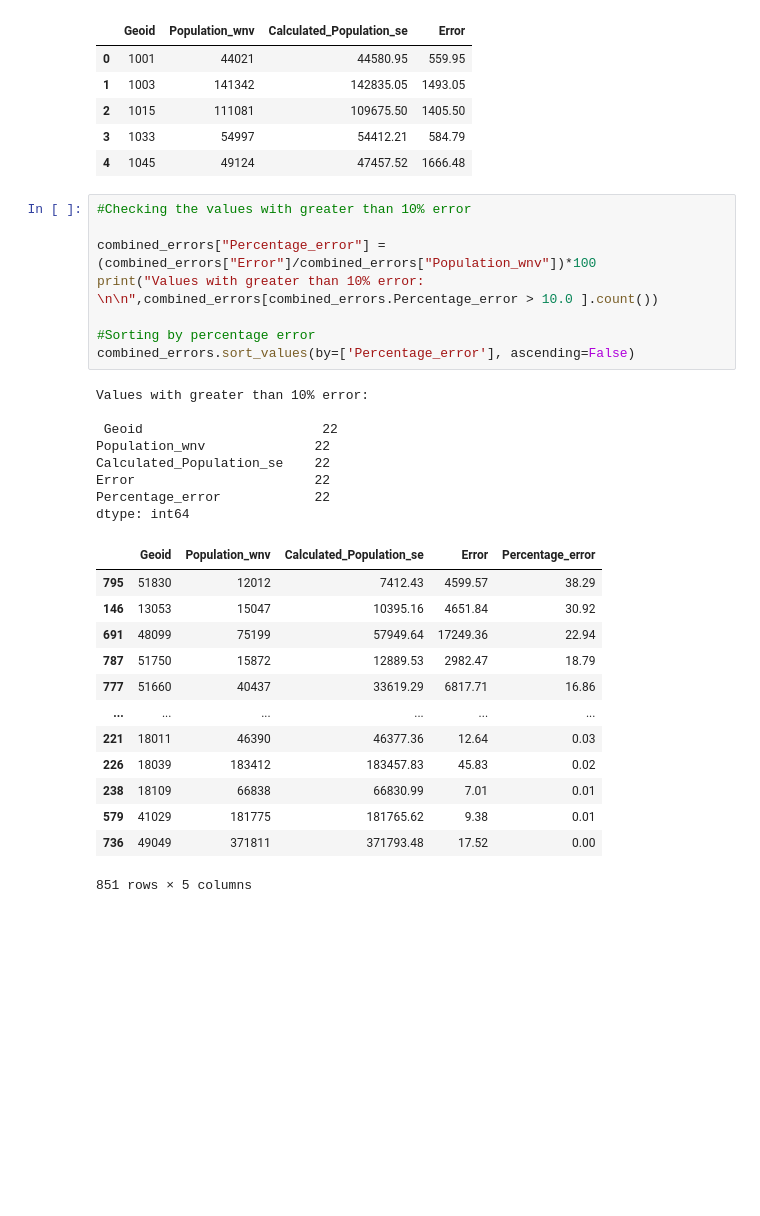
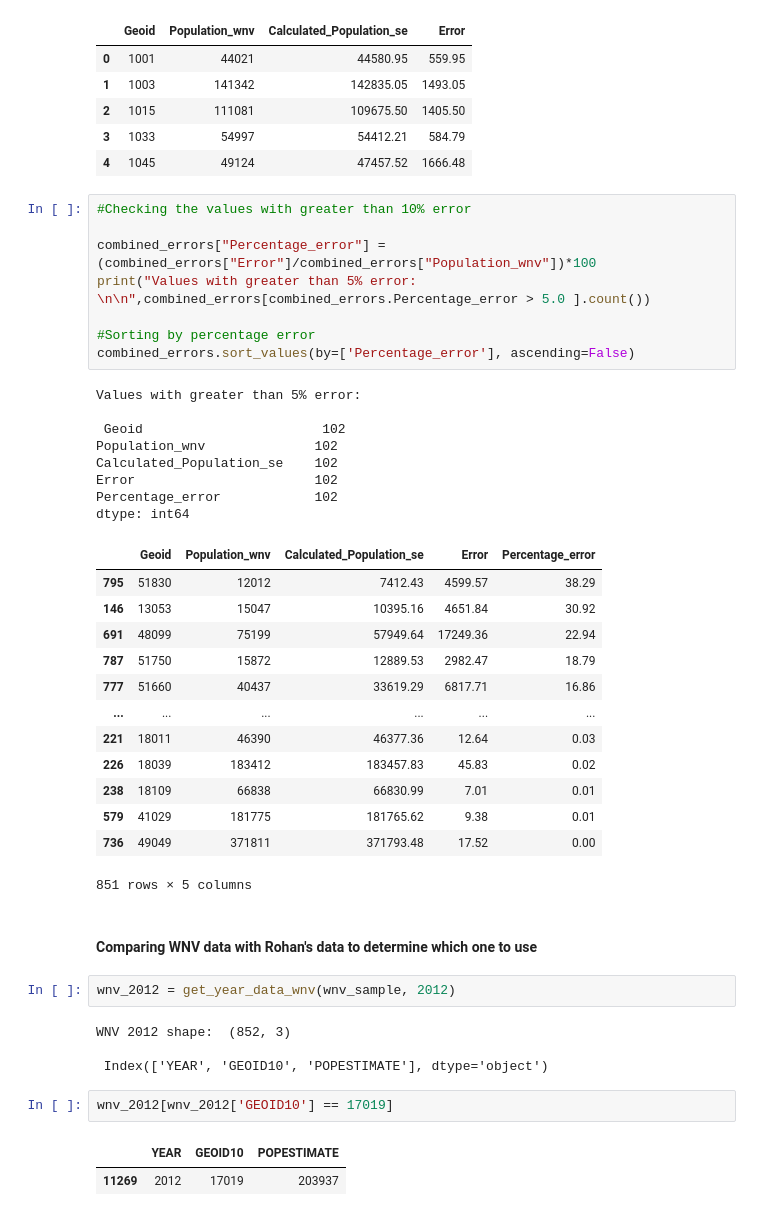
Before and after one commit to ncsa/CPRHD_WNV_GI, a Jupyter notebook: WNV-Population_Data_Validation-Vinu.ipynb, the cells around one changed output. Drawn from its saved outputs; the diff is of its cells as text; blank space fills up the shorter version.

```diff
--- a/WNV-Population_Data_Validation-Vinu.ipynb
+++ b/WNV-Population_Data_Validation-Vinu.ipynb
@@ -207,18 +208,18 @@ dtype: object
 #Checking the values with greater than 10% error
 
 combined_errors["Percentage_error"] = (combined_errors["Error"]/combined_errors["Population_wnv"])*100
-print("Values with greater than 10% error: \n\n",combined_errors[combined_errors.Percentage_error > 10.0 ].count())
+print("Values with greater than 5% error: \n\n",combined_errors[combined_errors.Percentage_error > 5.0 ].count())
 
 #Sorting by percentage error
 combined_errors.sort_values(by=['Percentage_error'], ascending=False)
 # %% [output]
-Values with greater than 10% error:
+Values with greater than 5% error:
 
- Geoid                       22
-Population_wnv              22
-Calculated_Population_se    22
-Error                       22
-Percentage_error            22
+ Geoid                       102
+Population_wnv              102
+Calculated_Population_se    102
+Error                       102
+Percentage_error            102
 dtype: int64
 |  | Geoid | Population_wnv | Calculated_Population_se | Error | Percentage_error |
 | 795 | 51830 | 12012 | 7412.43 | 4599.57 | 38.29 |
@@ -233,3 +234,16 @@ dtype: int64
 | 579 | 41029 | 181775 | 181765.62 | 9.38 | 0.01 |
 | 736 | 49049 | 371811 | 371793.48 | 17.52 | 0.00 |
 851 rows × 5 columns
+# %% [markdown]
+#### Comparing WNV data with Rohan's data to determine which one to use
+# %%
+wnv_2012 = get_year_data_wnv(wnv_sample, 2012)
+# %% [output]
+WNV 2012 shape:  (852, 3)
+
+ Index(['YEAR', 'GEOID10', 'POPESTIMATE'], dtype='object')
+# %%
+wnv_2012[wnv_2012['GEOID10'] == 17019]
+# %% [output]
+|  | YEAR | GEOID10 | POPESTIMATE |
+| 11269 | 2012 | 17019 | 203937 |
```
Also changed, not shown: parts of 2 cells of this notebook.
